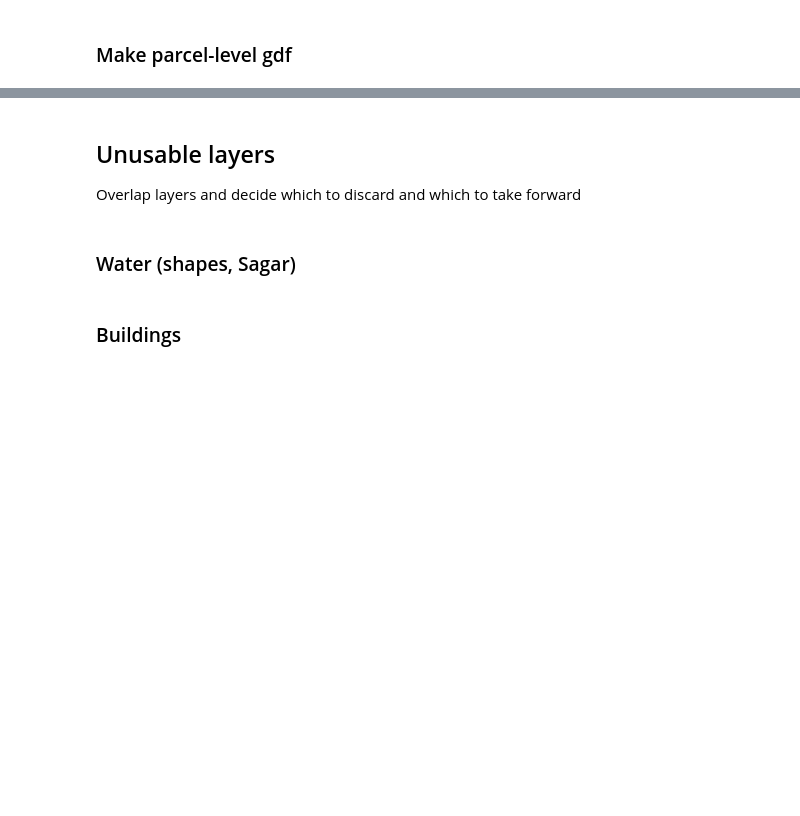
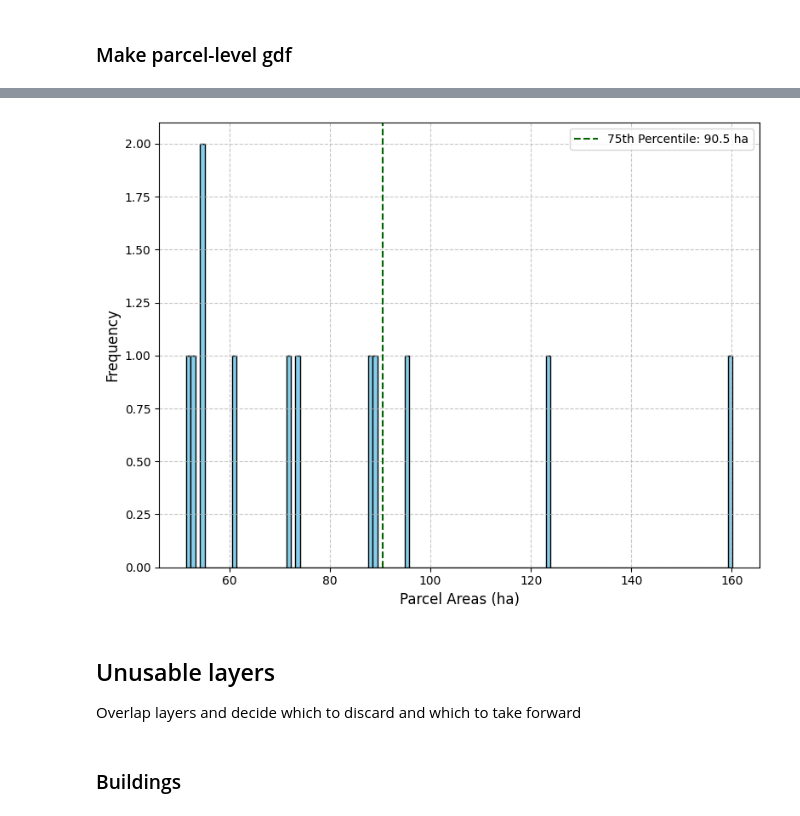
Before and after one commit to IDinsight/idinsight-solar-parks, a Jupyter notebook: notebooks/03_solar_parks_parcel_layers ashok nagar.ipynb, the cells around one changed output, grey strips where cells are left out. Saved outputs shown, nothing was run; the diff lists cells and outputs as text; code cells hidden in the pictures; blank space fills up the shorter version.

```diff
--- a/notebooks/03_solar_parks_parcel_layers ashok nagar.ipynb
+++ b/notebooks/03_solar_parks_parcel_layers ashok nagar.ipynb
@@ -268,33 +200,35 @@ parcel_gdf
 # %%
 # Plotting the histogram of intra-distances
 f, ax = plt.subplots(1, 1, figsize=(8, 6))
 parcel_gdf["Original Parcel Area (ha)"].hist(
     ax=ax, bins=120, color="skyblue", edgecolor="black"
 )
 
 # add lines for percentile
 percentile_area = round(parcel_gdf["Original Parcel Area (ha)"].quantile(0.75), 1)
 ax.axvline(
     percentile_area,
     color="darkgreen",
     linestyle="--",
     label=f"75th Percentile: {percentile_area} ha",
 )
 
 ax.legend()
 # ax.set_title(f"Inter-Khasra Distances within {CHOSEN_PARCEL_ID}", fontsize=14)
 ax.set_xlabel("Parcel Areas (ha)", fontsize=12)
 ax.set_ylabel("Frequency", fontsize=12)
 ax.grid(True, linestyle="--", alpha=0.7)
 
 plt.tight_layout()
 plt.savefig(
     DISTRICT_MAPS_OUTPUT_DATA_DIR
-    / f"parcels_{distance_threshold}m_initial_area_histogram.png",
+    / "parcels_initial_area_histogram.png",
     dpi=300,
     bbox_inches="tight",
 )
 plt.show()
+# %% [output]
+[figure, added]
 # %%
 save_shapefiles(
     parcel_gdf.to_crs(epsg=4326),
@@ -306,5 +240,3 @@ save_shapefiles(
 ## Unusable layers
 
 Overlap layers and decide which to discard and which to take forward
-# %% [markdown]
-### Water (shapes, Sagar)
```
Also changed, not shown: parts of 120 cells of this notebook, 1 other file.
